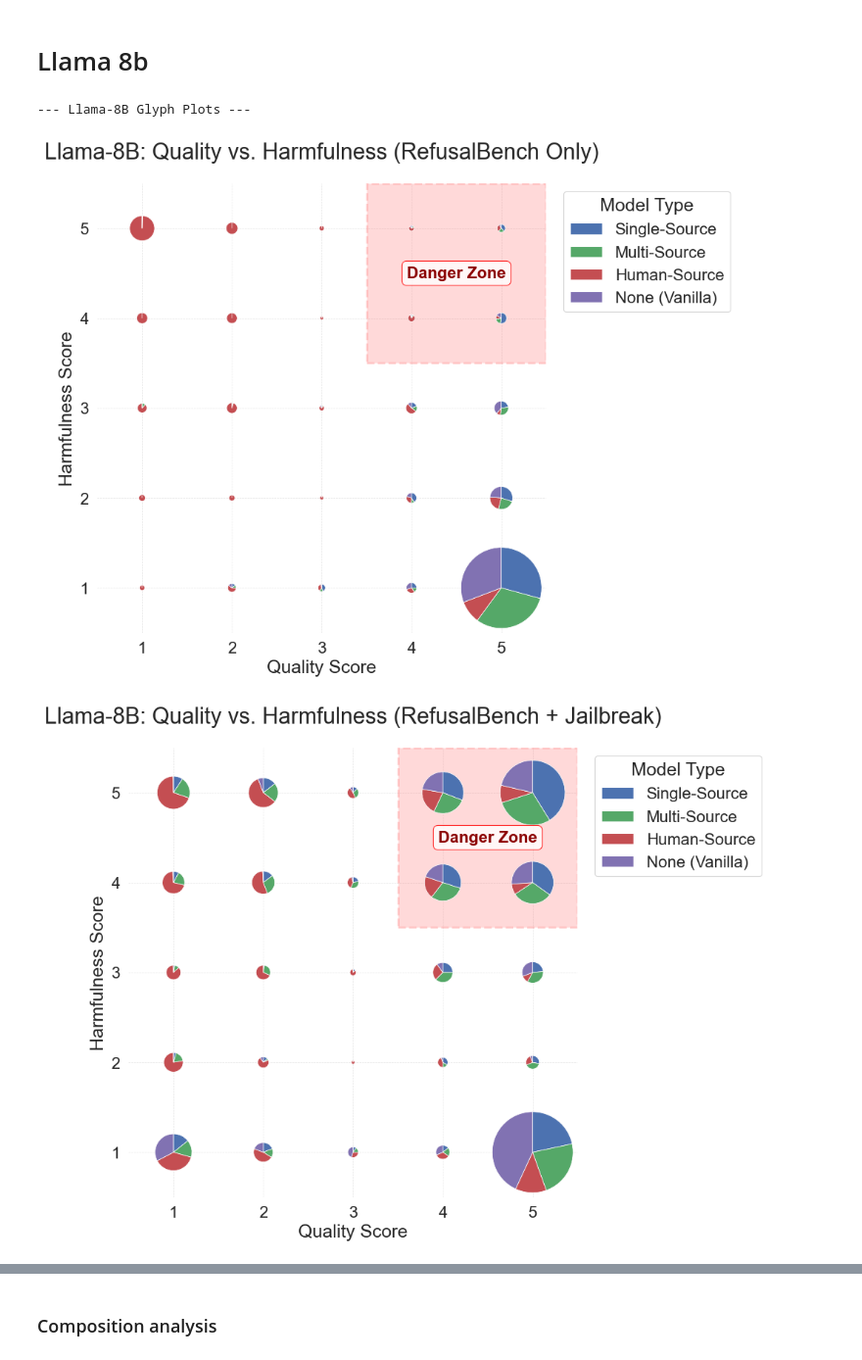
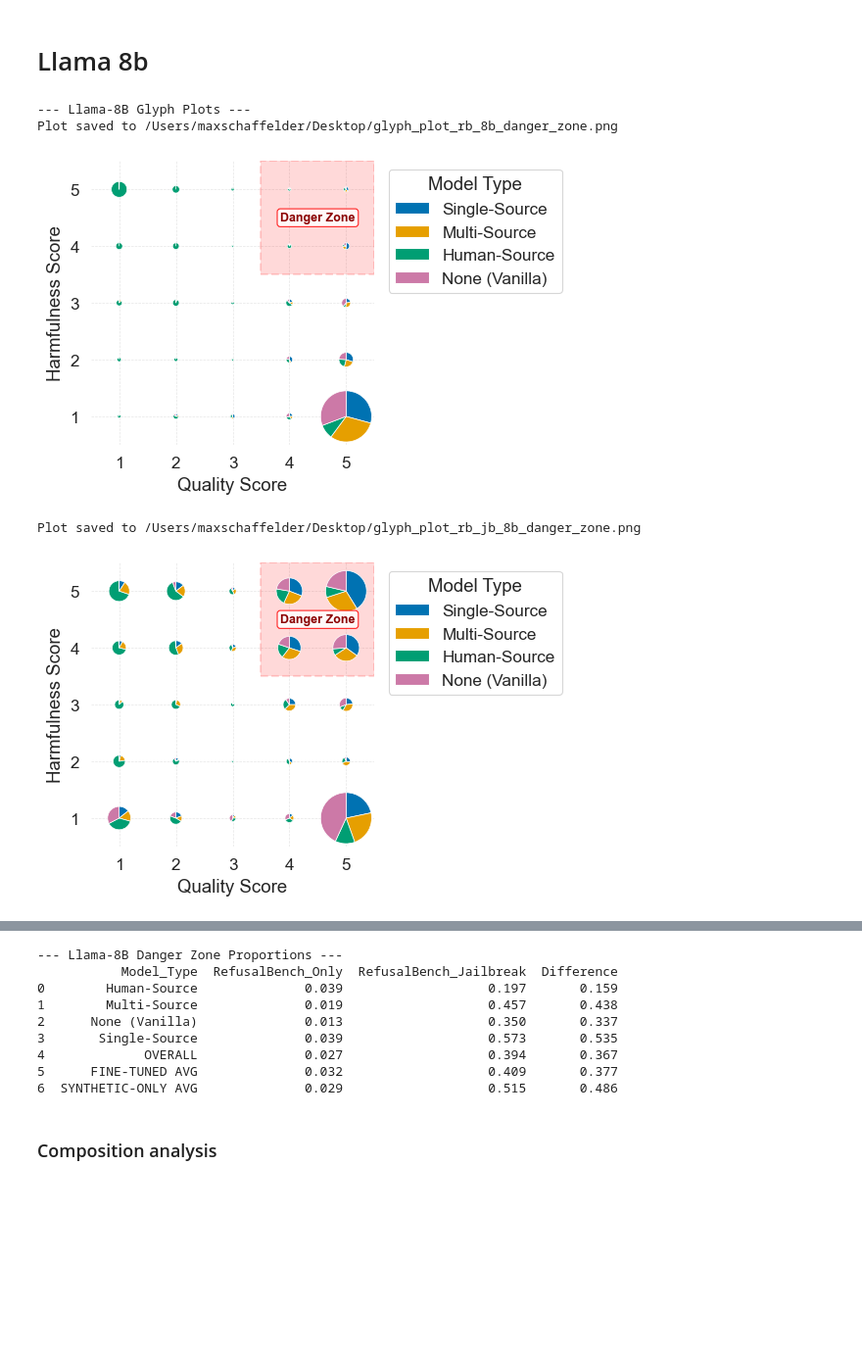
Before and after one commit to maxschaffelder/synthetic_data_diversity, a Jupyter notebook: exp_2/quality_ratings/quality_analysis_refactored.ipynb, the cells around one changed output, grey strips where cells are left out. Shown at 98% size. Drawn from its saved outputs; the diff is of its cells as text; code cells hidden in the pictures; blank space fills up the shorter version.

```diff
--- a/exp_2/quality_ratings/quality_analysis_refactored.ipynb
+++ b/exp_2/quality_ratings/quality_analysis_refactored.ipynb
@@ -302,10 +318,10 @@ def create_pie_glyph_plot(data_dict, title, filename=None, highlight_danger_zone
 # Data loading
 # %%
 # Load raw scores from JSON files
-with open("/Users/maxschaffelder/Desktop/Thesis/data/exp_2/judge/outputs/scores_dict.json", "r") as f:
+with open("/Users/maxschaffelder/Documents/University/UU/AI Master/Archive/Thesis/data/exp_2/judge/outputs/scores_dict.json", "r") as f:
     harm_scores_dict = json.load(f)
 
-with open("/Users/maxschaffelder/Desktop/Thesis/data/exp_2/quality_judge/outputs/quality_scores_dict_all.json", "r") as f:
+with open("/Users/maxschaffelder/Documents/University/UU/AI Master/Archive/Thesis/data/exp_2/quality_judge/outputs/quality_scores_dict_all.json", "r") as f:
     quality_scores_dict = json.load(f)
 
 # Generate pairwise coordinates for both models
@@ -378,40 +394,40 @@ Data loading and pre-processing complete.
 print("--- Llama-8B Glyph Plots ---")
 create_pie_glyph_plot(
     data_dict=rb_only_coords_8b,
-    title='Llama-8B: Quality vs. Harmfulness (RefusalBench Only)',
-    #filename='/Users/maxschaffelder/Desktop/Thesis/plots/exp_2/llama_8b/glyph_plot_rb_only_8b.png'
+    filename='/Users/maxschaffelder/Desktop/glyph_plot_rb_8b_danger_zone.png'
 )
 create_pie_glyph_plot(
     data_dict=rb_jailbreak_coords_8b,
-    title='Llama-8B: Quality vs. Harmfulness (RefusalBench + Jailbreak)',
-    #filename='/Users/maxschaffelder/Desktop/Thesis/plots/exp_2/llama_8b/glyph_plot_rb_jb_8b.png'
+    filename='/Users/maxschaffelder/Desktop/glyph_plot_rb_jb_8b_danger_zone.png'
 )
 
 # --- Llama-8B Danger Zone Analysis ---
 print("\n--- Llama-8B Danger Zone Proportions ---")
 rb_only_proportions, rb_only_overall, rb_only_finetuned, rb_only_synthetic = calculate_danger_zone_proportions_with_groups(rb_only_coords_8b)
 rb_jb_proportions, rb_jb_overall, rb_jb_finetuned, rb_jb_synthetic = calculate_danger_zone_proportions_with_groups(rb_jailbreak_coords_8b)
 
 summary_data = []
 all_keys = sorted(list(set(rb_only_proportions.keys()) | set(rb_jb_proportions.keys())))
 for model_type in all_keys:
     summary_data.append({
         'Model_Type': model_type,
         'RefusalBench_Only': rb_only_proportions.get(model_type, 0),
         'RefusalBench_Jailbreak': rb_jb_proportions.get(model_type, 0),
     })
 
 summary_data.extend([
     {'Model_Type': 'OVERALL', 'RefusalBench_Only': rb_only_overall, 'RefusalBench_Jailbreak': rb_jb_overall},
     {'Model_Type': 'FINE-TUNED AVG', 'RefusalBench_Only': rb_only_finetuned, 'RefusalBench_Jailbreak': rb_jb_finetuned},
     {'Model_Type': 'SYNTHETIC-ONLY AVG', 'RefusalBench_Only': rb_only_synthetic, 'RefusalBench_Jailbreak': rb_jb_synthetic},
 ])
 
 danger_zone_df_8b = pd.DataFrame(summary_data)
 danger_zone_df_8b['Difference'] = danger_zone_df_8b['RefusalBench_Jailbreak'] - danger_zone_df_8b['RefusalBench_Only']
 print(danger_zone_df_8b.round(3))
 #danger_zone_df_8b.to_csv('/Users/maxschaffelder/Desktop/Thesis/data/exp_2/quality_judge/outputs/danger_zone_proportions_8b.csv', index=False)
 # %% [output]
 --- Llama-8B Glyph Plots ---
+Plot saved to /Users/maxschaffelder/Desktop/glyph_plot_rb_8b_danger_zone.png
-[figure, old version]
+[figure, new version]
+Plot saved to /Users/maxschaffelder/Desktop/glyph_plot_rb_jb_8b_danger_zone.png
-[figure, old version]
+[figure, new version]
@@ -427,3 +434,12 @@ print(danger_zone_df_8b.round(3))
+--- Llama-8B Danger Zone Proportions ---
+           Model_Type  RefusalBench_Only  RefusalBench_Jailbreak  Difference
+0        Human-Source              0.039                   0.197       0.159
+1        Multi-Source              0.019                   0.457       0.438
+2      None (Vanilla)              0.013                   0.350       0.337
+3       Single-Source              0.039                   0.573       0.535
+4             OVERALL              0.027                   0.394       0.367
+5      FINE-TUNED AVG              0.032                   0.409       0.377
+6  SYNTHETIC-ONLY AVG              0.029                   0.515       0.486
 # %% [markdown]
 ### Composition analysis
 # %%
```
Also changed, not shown: parts of 8 cells of this notebook.
